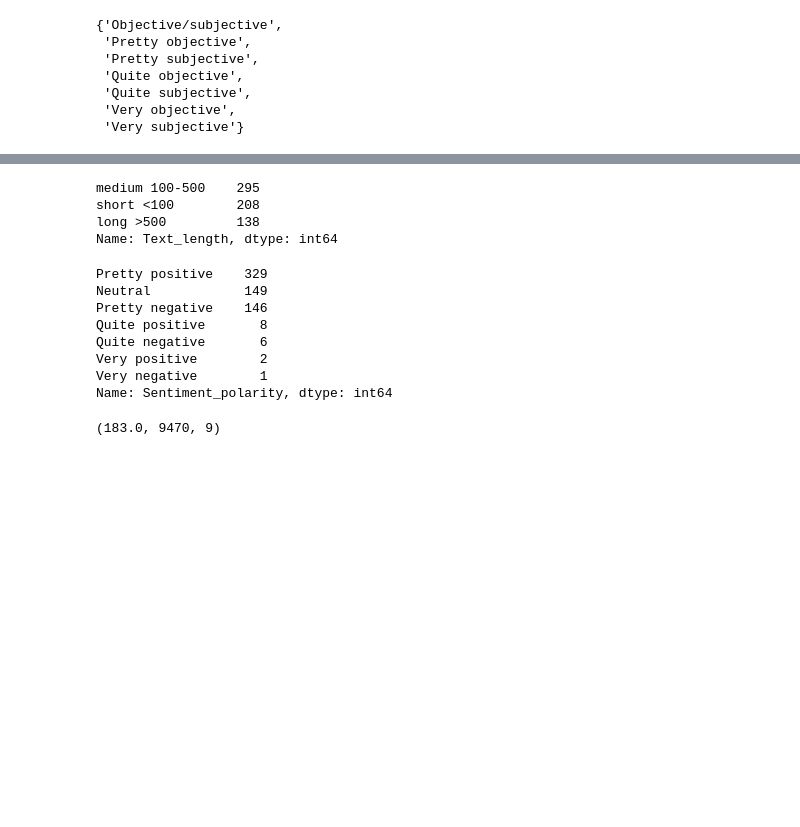
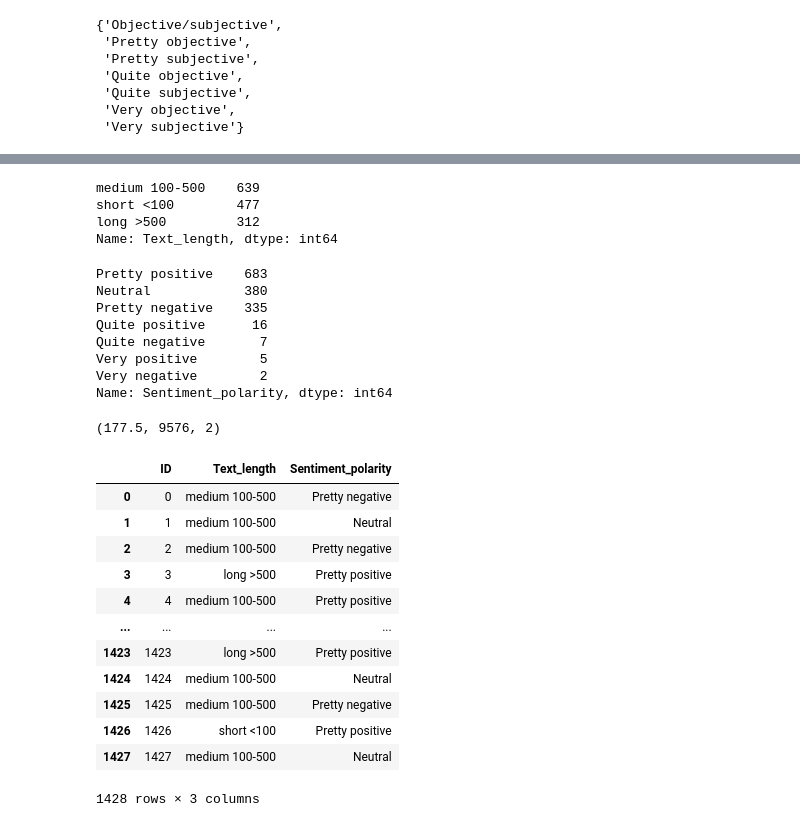
Before and after one commit to lurosenb/rds_project, a Jupyter notebook: Preprocessing data.ipynb, the cells around one changed output, grey strips where cells are left out. Saved outputs shown, nothing was run; the diff lists cells and outputs as text; code cells hidden in the pictures; blank space fills up the shorter version.

```diff
--- a/Preprocessing data.ipynb
+++ b/Preprocessing data.ipynb
@@ -137,0 +119,3 @@ final params: {'high_level': True, 'granular': True, 'grammar_check': False, 'sp
+# %%
+text_info_df = pd.read_csv("text_info2.csv")
+text_info_df.shape
@@ -204,22 +182,22 @@ text_demo = pd.DataFrame({"ID": text_info_df.index.values, "Text_length": char_l
 # %%
 text_demo.Text_length.value_counts()
 # %% [output]
-medium 100-500    295
-short <100        208
-long >500         138
+medium 100-500    639
+short <100        477
+long >500         312
 Name: Text_length, dtype: int64
 # %%
 text_demo.Sentiment_polarity.value_counts()
 # %% [output]
-Pretty positive    329
-Neutral            149
-Pretty negative    146
-Quite positive       8
-Quite negative       6
-Very positive        2
-Very negative        1
+Pretty positive    683
+Neutral            380
+Pretty negative    335
+Quite positive      16
+Quite negative       7
+Very positive        5
+Very negative        2
 Name: Sentiment_polarity, dtype: int64
 # %%
 text_info_df.characters_count.median(), text_info_df.characters_count.max(), text_info_df.characters_count.min()
 # %% [output]
-(183.0, 9470, 9)
+(177.5, 9576, 2)
@@ -225,0 +206,16 @@ text_info_df.characters_count.median(), text_info_df.characters_count.max(), tex
+# %%
+text_demo
+# %% [output]
+|  | ID | Text_length | Sentiment_polarity |
+| 0 | 0 | medium 100-500 | Pretty negative |
+| 1 | 1 | medium 100-500 | Neutral |
+| 2 | 2 | medium 100-500 | Pretty negative |
+| 3 | 3 | long >500 | Pretty positive |
+| 4 | 4 | medium 100-500 | Pretty positive |
+| ... | ... | ... | ... |
+| 1423 | 1423 | long >500 | Pretty positive |
+| 1424 | 1424 | medium 100-500 | Neutral |
+| 1425 | 1425 | medium 100-500 | Pretty negative |
+| 1426 | 1426 | short <100 | Pretty positive |
+| 1427 | 1427 | medium 100-500 | Neutral |
+1428 rows × 3 columns
```
Also changed, not shown: parts of 13 cells of this notebook, 9 other files.
